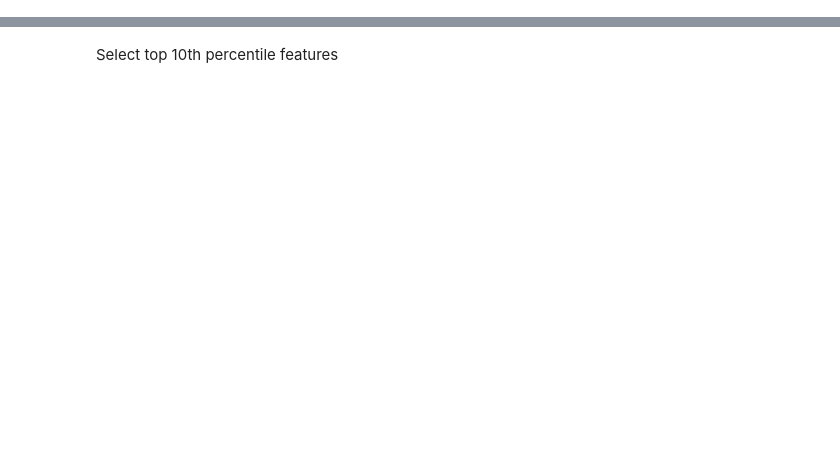
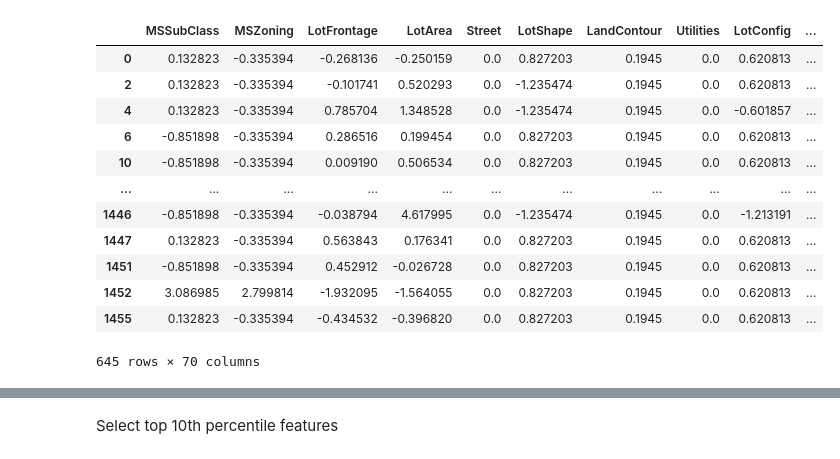
Before and after one commit to 1mranhajiyev/Alas_Hackathon, a Jupyter notebook: houseprice.ipynb, the cells around one changed output, grey strips where cells are left out. Cells and saved outputs as stored; diff of their text form; code cells hidden in the pictures; blank space fills up the shorter version.

```diff
--- a/houseprice.ipynb
+++ b/houseprice.ipynb
@@ -39 +170,21 @@ df.describe()
+# %%
+from sklearn.preprocessing import StandardScaler
+scaler = StandardScaler()
+df_no_y = df.drop(['SalePrice'], axis=1)
+df[df_no_y.columns]= scaler.fit_transform(df[df_no_y.columns])
+df
+# %% [output]
+|  | MSSubClass | MSZoning | LotFrontage | LotArea | Street | LotShape | LandContour | Utilities | LotConfig | ... |
+| 0 | 0.132823 | -0.335394 | -0.268136 | -0.250159 | 0.0 | 0.827203 | 0.1945 | 0.0 | 0.620813 | ... |
+| 2 | 0.132823 | -0.335394 | -0.101741 | 0.520293 | 0.0 | -1.235474 | 0.1945 | 0.0 | 0.620813 | ... |
+| 4 | 0.132823 | -0.335394 | 0.785704 | 1.348528 | 0.0 | -1.235474 | 0.1945 | 0.0 | -0.601857 | ... |
+| 6 | -0.851898 | -0.335394 | 0.286516 | 0.199454 | 0.0 | 0.827203 | 0.1945 | 0.0 | 0.620813 | ... |
+| 10 | -0.851898 | -0.335394 | 0.009190 | 0.506534 | 0.0 | 0.827203 | 0.1945 | 0.0 | 0.620813 | ... |
+| ... | ... | ... | ... | ... | ... | ... | ... | ... | ... | ... |
+| 1446 | -0.851898 | -0.335394 | -0.038794 | 4.617995 | 0.0 | -1.235474 | 0.1945 | 0.0 | -1.213191 | ... |
+| 1447 | 0.132823 | -0.335394 | 0.563843 | 0.176341 | 0.0 | 0.827203 | 0.1945 | 0.0 | 0.620813 | ... |
+| 1451 | -0.851898 | -0.335394 | 0.452912 | -0.026728 | 0.0 | 0.827203 | 0.1945 | 0.0 | 0.620813 | ... |
+| 1452 | 3.086985 | 2.799814 | -1.932095 | -1.564055 | 0.0 | 0.827203 | 0.1945 | 0.0 | 0.620813 | ... |
+| 1455 | 0.132823 | -0.335394 | -0.434532 | -0.396820 | 0.0 | 0.827203 | 0.1945 | 0.0 | 0.620813 | ... |
+645 rows × 70 columns
 # %%
```
Also changed, not shown: parts of 36 cells of this notebook.
